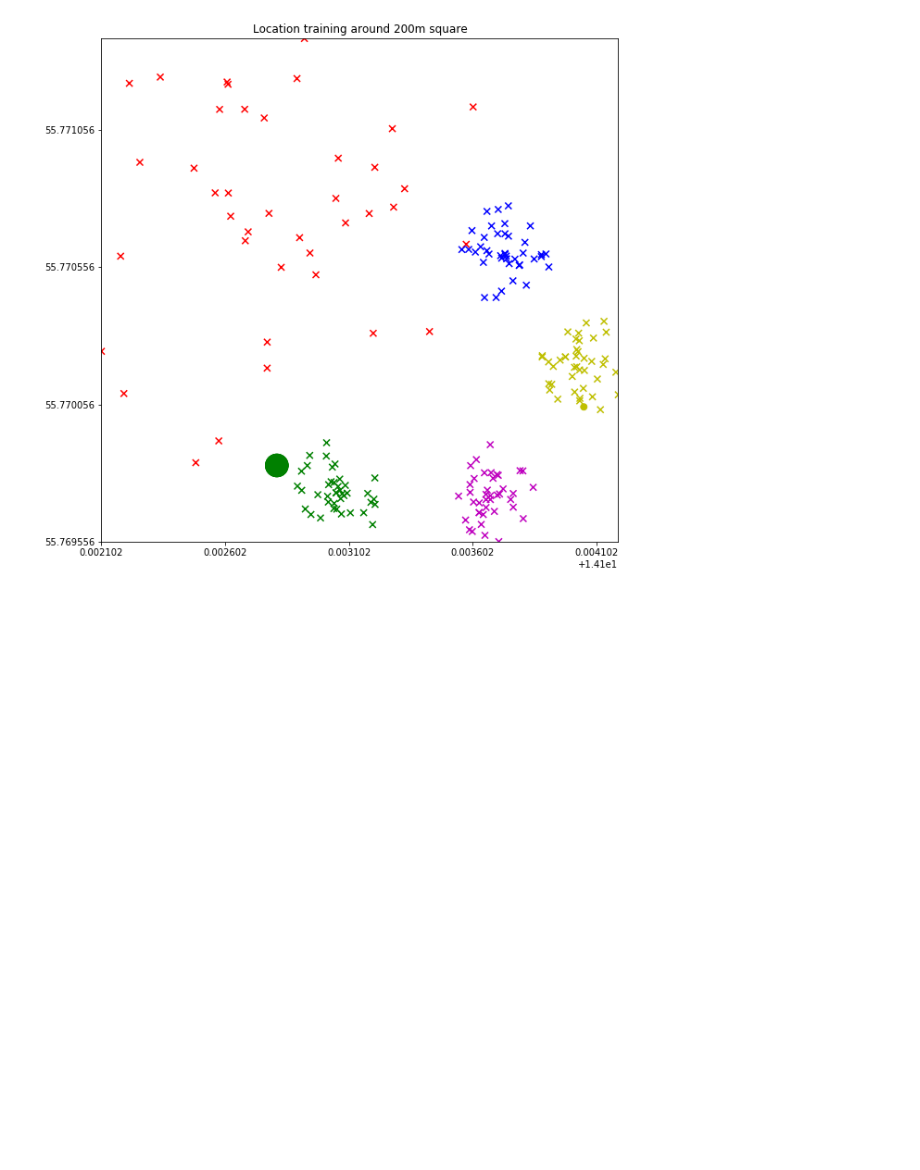
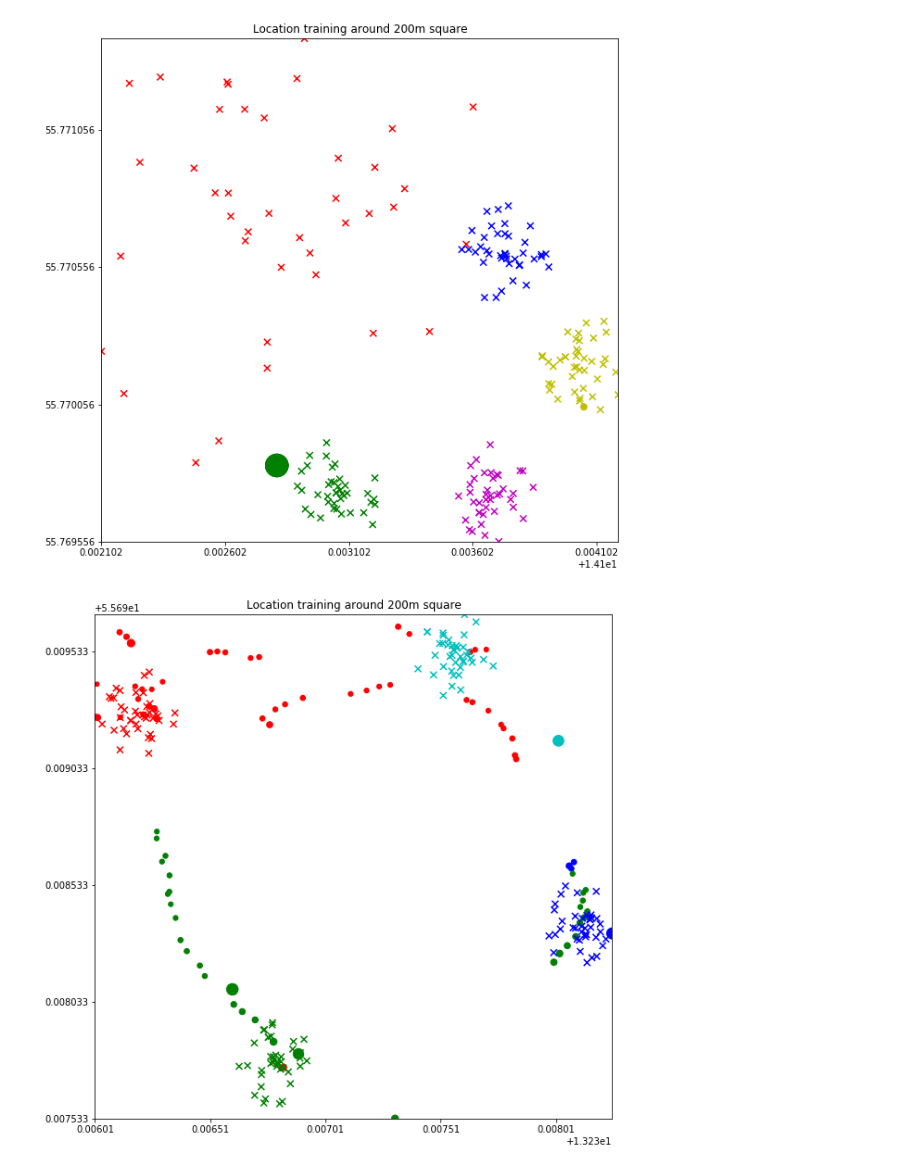
Before and after one commit to k3larra/commuter, a Jupyter notebook: machine_teaching/func_test_1/Location_visualisation.ipynb, the cells around one changed output. Cells and saved outputs as stored; diff of their text form; code cells hidden in the pictures; blank space fills up the shorter version.

Commit message:
User study last changes

```diff
--- a/machine_teaching/func_test_1/Location_visualisation.ipynb
+++ b/machine_teaching/func_test_1/Location_visualisation.ipynb
@@ -793,3 +793,59 @@ plt.scatter(dataSetTeach['longitude'],dataSetTeach['latitude'],marker='x',s=50,c
 plt.show()
 # %% [output]
 [figure]
+# %%
+import matplotlib.pyplot as plt
+import numpy as np
+import pandas as pd
+import matplotlib.pyplot as plt
+#plt.title("Locations Lat-Long for Sony in Malmö")
+path = "../../../userdata/data/"
+#user = "hCWCulj7M1aMVyd0Fm0Eqrv8q1Q2"
+user = "tnK534JMwwfhvUEycn69HPbhqkt2"
+#user = "XxAWbasBlaP5iiDYGimlQA2rJVE3"
+#user = "eXJPoWYDxIc76uemE7Vk3ovBTEG2"
+#dataSetTeach = pd.read_csv(path+user+"_teach.csv")
+dataSetPred = pd.read_csv(path+user+"_predict.csv")
+dataSetTeach = pd.read_csv("tnK534JMwwfhvUEycn69HPbhqkt2_teach_3.csv")
+#Drop outilier data for better visability
+#dataSetPred=dataSetPred.drop(dataSetPred['latitude'].idxmin())
+#dataSetPred=dataSetPred.drop(dataSetPred['latitude'].idxmin())
+#dataSetPred=dataSetPred.drop(dataSetPred['latitude'].idxmin())
+#dataSetPred=dataSetPred.drop(dataSetPred['latitude'].idxmin())
+plt.rcParams["figure.figsize"] = (10,10)
+plt.title("Location training around 200m square")
+colorsPred = dataSetPred['predictedjourney']
+colorsPred = colorsPred.replace(8000081216,'r')
+colorsPred = colorsPred.replace(8324190042,'b')
+colorsPred = colorsPred.replace(9004286239,'y')
+colorsPred = colorsPred.replace(9106980000,'g')
+#colorsPred = colorsPred.replace(8324186239,'m')
+colorsPred = colorsPred.replace(8121690042,'c')
+#colorsPred = colorsPred.replace(8121683241,'r')
+colorsPred = colorsPred.replace(9004291069,'b')
+colorsPred = colorsPred.replace(8623981216,'y')
+#colorsPred = colorsPred.replace(8000081216,'k')
+colorsPred = colorsPred.replace(9106986239,'m')
+colorsPred = colorsPred.replace(8623987071,'m')
+colorsTeach = dataSetTeach['journey']
+colorsTeach = colorsTeach.replace(8000081216,'r')
+colorsTeach = colorsTeach.replace(8324190042,'b')
+colorsTeach = colorsTeach.replace(9004286239,'y')
+colorsTeach = colorsTeach.replace(9106980000,'g')
+#colorsTeach = colorsTeach.replace(8324186239,'m')
+colorsTeach = colorsTeach.replace(8121690042,'c')
+#colorsTeach = colorsTeach.replace(8121683241,'r')
+colorsTeach = colorsTeach.replace(9004291069,'b')
+#colorsTeach = colorsTeach.replace(8623981216,'y')
+colorsTeach = colorsTeach.replace(8000081216,'k')
+colorsTeach = colorsTeach.replace(9106986239,'m')
+colorsTeach = colorsTeach.replace(8623987071,'m')
+plt.yticks(np.arange(min(dataSetPred['latitude'].min(),dataSetTeach['latitude'].min()), max(dataSetPred['latitude'].max(),dataSetTeach['latitude'].max()), step=0.0005))
+plt.xticks(np.arange(min(dataSetPred['longitude'].min(),dataSetTeach['longitude'].min()), max(dataSetPred['longitude'].max(),dataSetTeach['longitude'].max()), step=0.0005))
+plt.ylim(min(dataSetPred['latitude'].min(),dataSetTeach['latitude'].min()),max(dataSetPred['latitude'].max(),dataSetTeach['latitude'].max()))
+plt.xlim(min(dataSetPred['longitude'].min(),dataSetTeach['longitude'].min()), max(dataSetPred['longitude'].max(),dataSetTeach['longitude'].max()))
+plt.scatter(dataSetPred['longitude'],dataSetPred['latitude'],marker='o',s=(dataSetPred['locationAccuracy']*2),c=colorsPred)
+plt.scatter(dataSetTeach['longitude'],dataSetTeach['latitude'],marker='x',s=50,c=colorsTeach)
+plt.show()
+# %% [output]
+[figure, added]
```
Also changed, not shown: parts of 2 cells of this notebook, 25 other files.
